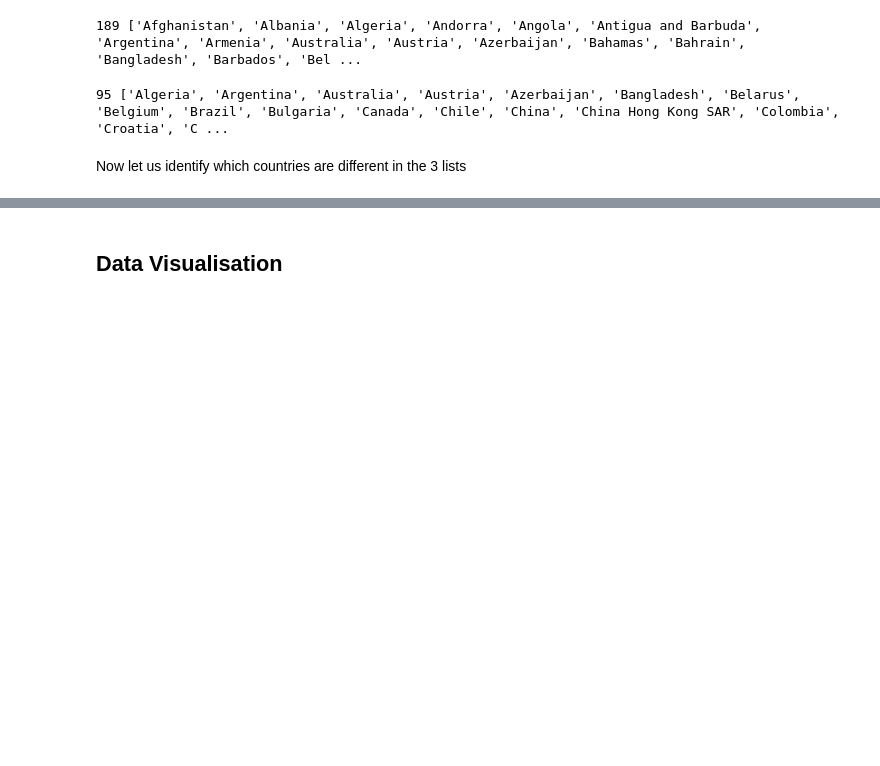
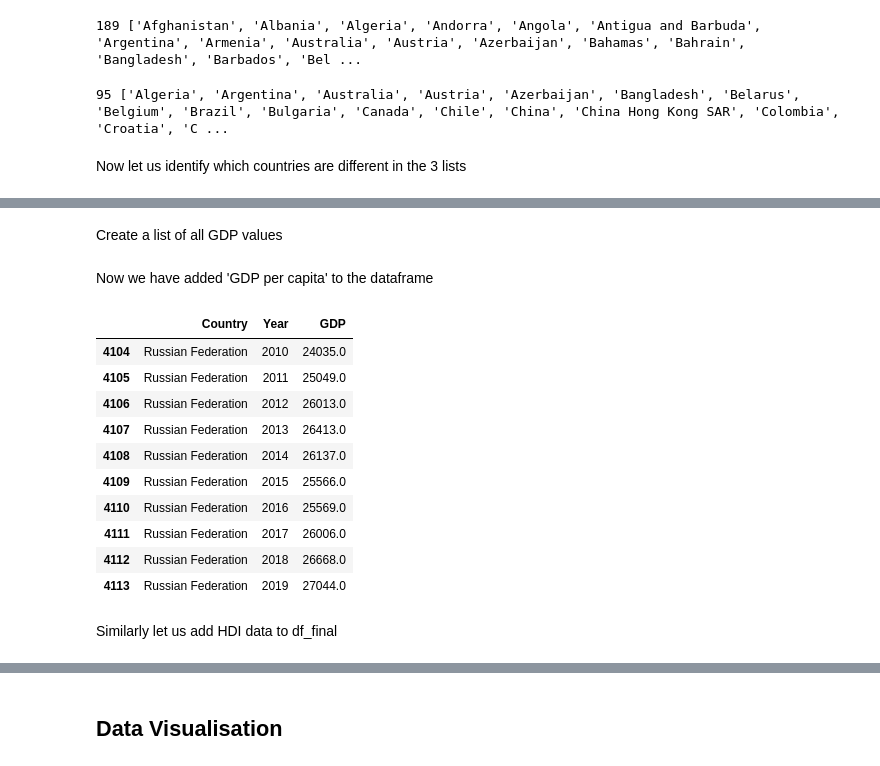
Before and after one commit to PranavaSinghal/DS203-Project, a Jupyter notebook: DS203_project.ipynb, the cells around one changed output, grey strips where cells are left out. Saved outputs shown, nothing was run; the diff lists cells and outputs as text; code cells hidden in the pictures; blank space fills up the shorter version.

```diff
--- a/DS203_project.ipynb
+++ b/DS203_project.ipynb
@@ -919,0 +962,3 @@ print(len(countries_diff),countries_diff)
+# %%
+df_gdp.replace(to_replace = country_replace, inplace = True)
+df_hdi.replace(to_replace = country_replace, inplace = True)
@@ -919,0 +967,5 @@ print(len(countries_diff),countries_diff)
+# %%
+df_gdp.replace(to_replace = {'..': np.nan}, inplace = True)
+df_hdi.replace(to_replace = {'..': np.nan}, inplace = True)
+# %% [markdown]
+Create a list of all GDP values
@@ -919,0 +984,18 @@ print(len(countries_diff),countries_diff)
+# %% [markdown]
+Now we have added 'GDP per capita' to the dataframe
+# %%
+df_final[['Country','Year','GDP']].head(2995).tail(10)
+# %% [output]
+|  | Country | Year | GDP |
+| 4104 | Russian Federation | 2010 | 24035.0 |
+| 4105 | Russian Federation | 2011 | 25049.0 |
+| 4106 | Russian Federation | 2012 | 26013.0 |
+| 4107 | Russian Federation | 2013 | 26413.0 |
+| 4108 | Russian Federation | 2014 | 26137.0 |
+| 4109 | Russian Federation | 2015 | 25566.0 |
+| 4110 | Russian Federation | 2016 | 25569.0 |
+| 4111 | Russian Federation | 2017 | 26006.0 |
+| 4112 | Russian Federation | 2018 | 26668.0 |
+| 4113 | Russian Federation | 2019 | 27044.0 |
+# %% [markdown]
+Similarly let us add HDI data to df_final
```
Also changed, not shown: parts of 15 cells of this notebook, 2 other files.
